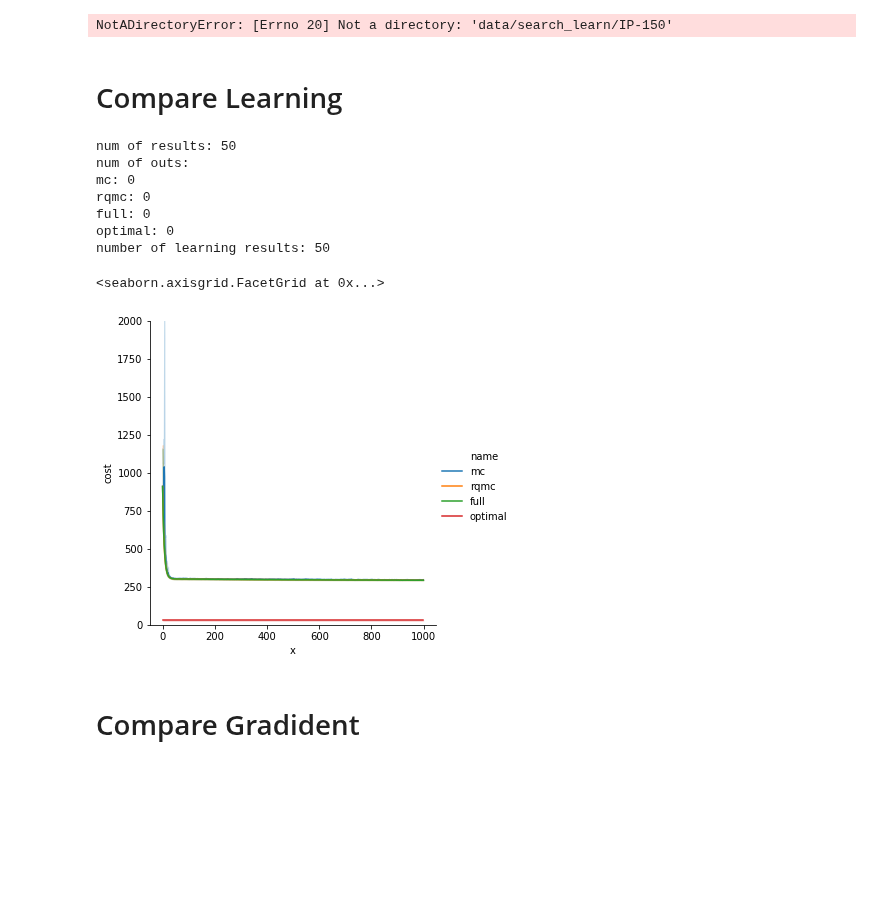
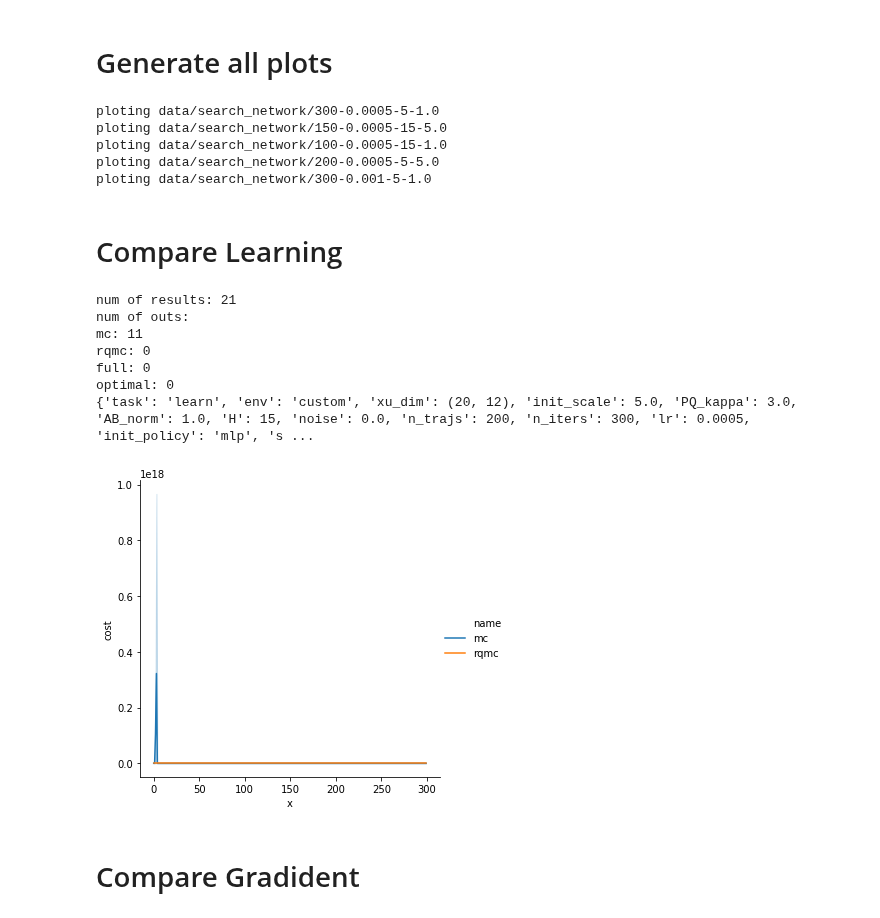
Before and after one commit to Sha-Lab/qmc, a Jupyter notebook: qmc.ipynb, the cells around one changed output. Cells and saved outputs as stored; diff of their text form; code cells hidden in the pictures; blank space fills up the shorter version.

Commit message:
let's search again

```diff
--- a/qmc.ipynb
+++ b/qmc.ipynb
@@ -12,24 +10,41 @@ from pprint import pprint
-# %%
-exp_dir = Path('data/search_learn/WIP-80')
-diff = dict()
-for fn in os.listdir(exp_dir):
-    with open(Path(exp_dir, fn), 'rb') as f:
-        results = dill.load(f)
-        results = [res for res in results if len(res[4]['out']) == 0]
-        if not results: continue
-        mc_returns = np.stack([res[0] for res in results]).mean(0)
-        rqmc_returns = np.stack([res[1] for res in results]).mean(0)
-        #full_returns = np.stack([res[2] for res in results]).mean(0)
-        #optimal_returns = np.stack([res[3] for res in results]).mean(0)
-        diff_val = (rqmc_returns - mc_returns).max()
-        diff[fn] = diff_val
-pprint(diff)
-# %% [output]
-NotADirectoryError: [Errno 20] Not a directory: 'data/search_learn/IP-150'
+# %% [markdown]
+# Generate all plots
+# %%
+exp_name = 'search_network'
+input_dir = Path('data', exp_name)
+output_dir = Path('data/plots', exp_name)
+output_dir.mkdir(parents=True, exist_ok=True)
+for fn in input_dir.iterdir():
+    with open(fn, 'rb') as f:
+        print('ploting {}'.format(fn))
+        full_results = dill.load(f)
+        results = [res[0] for res in full_results if len(res[1]['out']) == 0]
+        if len(results) == 0:
+            results = [res[0] for res in full_results if len(res[1]['out']) == 1] # only mc is out
+        if len(results) == 0: continue # nothing works
+        data = pd.concat([
+            pd.concat([
+                pd.DataFrame({
+                    'name': name,
+                    'cost': -val,
+                    'x': np.arange(len(val))
+                })
+                for name, val in res.items()
+            ])
+            for res in results
+        ])
+        plot = sns.relplot(x='x', y='cost', kind='line', hue='name', data=data)
+        plt.savefig(Path(output_dir, '{}.png'.format(fn.name)))
+# %% [output]
+ploting data/search_network/300-0.0005-5-1.0
+ploting data/search_network/150-0.0005-15-5.0
+ploting data/search_network/100-0.0005-15-1.0
+ploting data/search_network/200-0.0005-5-5.0
+ploting data/search_network/300-0.001-5-1.0
 # %% [markdown]
 # Compare Learning
 # %%
-with open('data/search_learn/IP-2000', 'rb') as f:
+with open('data/search_network/200-0.0005-15-5.0', 'rb') as f:
     full_results = dill.load(f)
     print('num of results:', len(full_results))
     print('num of outs:')
@@ -43,22 +58,22 @@ with open('data/search_learn/IP-2000', 'rb') as f:
         results = [res[0] for res in full_results if len(res[1]['out']) == 1] # only mc is out
         print('number of learning results:', len(results))
 # %% [output]
-num of results: 50
+num of results: 21
 num of outs:
-mc: 0
+mc: 11
 rqmc: 0
 full: 0
 optimal: 0
-number of learning results: 50
+{'task': 'learn', 'env': 'custom', 'xu_dim': (20, 12), 'init_scale': 5.0, 'PQ_kappa': 3.0, 'AB_norm': 1.0, 'H': 15, 'noise': 0.0, 'n_trajs': 200, 'n_iters': 300, 'lr': 0.0005, 'init_policy': 'mlp', 's ...
 # %%
 data = pd.concat([
     pd.concat([
         pd.DataFrame({
             'name': name,
-            'cost': -val[0],
-            'x': np.arange(len(val[0]))
+            'cost': -val,
+            'x': np.arange(len(val))
         })
-        for name, val in res.items()
+        for name, val in res.items() if name != 'optimal'
     ])
     for res in results
 ])
@@ -68,36 +83,35 @@ data = pd.concat([
 #     pd.DataFrame(
 #         {'name': 'mc',
 #          'return': results[i][0][:x_lim],
 #          'x': np.arange(len(results[i][0][:x_lim]))}) for i in range(len(results))
 # ])
 
 # rqmc_data = pd.concat([
 #     pd.DataFrame(
 #         {'name': 'rqmc',
 #          'return': results[i][1][:x_lim],
 #          'x': np.arange(len(results[i][1][:x_lim]))}) for i in range(len(results))
 # ])
 
 # full_data = pd.concat([
 #     pd.DataFrame(
 #         {'name': 'full',
 #          'return': results[i][2][:x_lim],
 #          'x': np.arange(len(results[i][2][:x_lim]))}) for i in range(len(results))
 # ])
 
 # optimal_data = pd.concat([
 #     pd.DataFrame(
 #         {'name': 'optimal',
 #          'return': results[i][3][:x_lim],
 #          'x': np.arange(len(results[i][3][:x_lim]))}) for i in range(len(results))
 # ])
 
 #data = pd.concat([mc_data, rqmc_data, full_data, optimal_data])
 plot = sns.relplot(x='x', y='cost', kind='line', hue='name', data=data)
-plot.set(ylim=(0, 2000))
+plot.set(ylim=(0, 400))
 # %% [output]
-<seaborn.axisgrid.FacetGrid at 0x...>
-[figure, old version]
+[figure, new version]
 # %% [markdown]
 # Compare Gradident
 # %%
```
Also changed, not shown: parts of 1 cell of this notebook, 2 other files.
